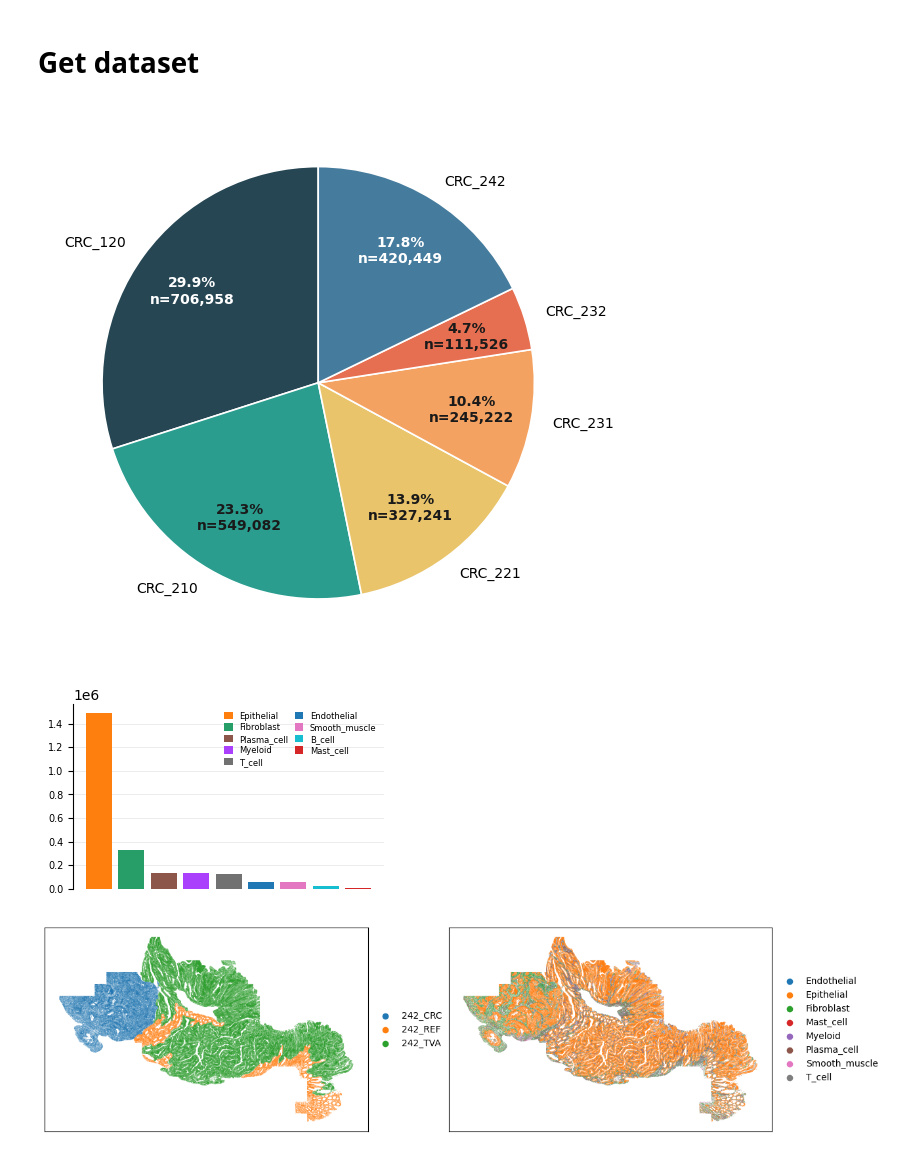
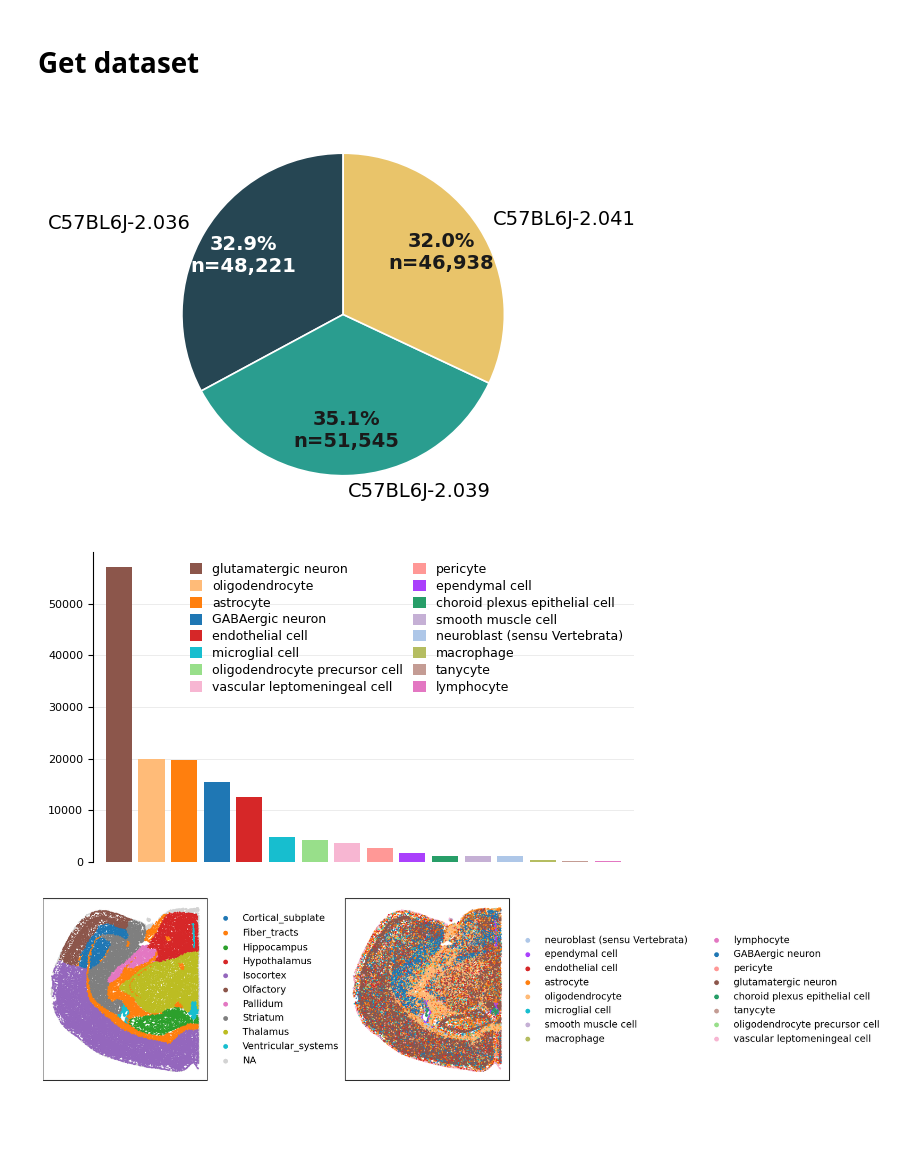
Before and after one commit to PMBio/cellina-reproducibility, a Jupyter notebook: notebooks/datasets.ipynb, the cells around one changed output. Drawn from its saved outputs; the diff is of its cells as text; code cells hidden in the pictures; blank space fills up the shorter version.

Commit message:
Update datasets

```diff
--- a/notebooks/datasets.ipynb
+++ b/notebooks/datasets.ipynb
@@ -26,4 +34,11 @@ adata = sc.read_h5ad('/data2/a330d/datasets/crc/processed/crc_cosmx_wt.h5ad')
 # %%
-labels_key = 'coarse_type'
-domains_key = 'typ'
-batch_key = 'sid'
+adata = sc.read_h5ad('/data/a330d/datasets/MERFISH_mouse_brain/WB_MERFISH_animal2_coronal.h5ad')
+
+labels_key = 'cell_type'
+domains_key = 'major_brain_region'
+batch_key = 'brain_section_label'
+
+keep_slides = ['C57BL6J-2.036', 'C57BL6J-2.039', 'C57BL6J-2.041']
+adata = adata[adata.obs[batch_key].isin(keep_slides)].copy()
+
+dataset_name = 'merfish'
@@ -32,38 +45,38 @@ adata = adata[adata.obs[batch_key]!=110].copy()
 # %%
-counts = adata.obs['sid'].value_counts().sort_index()
+counts = adata.obs[batch_key].value_counts().sort_index()
 total  = counts.sum()
-labels = [f'CRC_{i}' for i in counts.index.tolist()]
+labels = [f'{dataset_name.upper()}_{i}' if dataset_name=='crc' else i for i in counts.index.tolist()]
 sizes  = counts.values
 
 PALETTE = ['#264653','#2A9D8F','#E9C46A','#F4A261','#E76F51',
            '#457B9D','#A8DADC','#E63946']
 colors = PALETTE[:len(labels)]
 
 def autopct(pct):
     n = int(round(pct * total / 100))
     return f'{pct:.1f}%\nn={n:,}'
 
 fig, ax = plt.subplots(figsize=(6, 6))
 wedges, texts, autotexts = ax.pie(
     sizes, labels=labels, colors=colors,
     autopct=autopct, startangle=90,
     pctdistance=0.72,
     wedgeprops=dict(linewidth=1.2, edgecolor='white'),
-    textprops=dict(fontsize=10),
+    textprops=dict(fontsize=14),
 )
 for at, color in zip(autotexts, colors):
     r, g, b = tuple(int(color[i:i+2],16)/255 for i in (1,3,5))
     lum = 0.2126*r + 0.7152*g + 0.0722*b
     at.set_color('white' if lum < 0.45 else '#1a1a1a')
     at.set_fontweight('bold')
 
 patches = [mpatches.Patch(color=c, label=f'{l}  (n={v:,})')
            for c, l, v in zip(colors, labels, sizes)]
 #ax.legend(handles=patches, loc='lower center',
 #          bbox_to_anchor=(0.5,-0.12), ncol=3,
 #          frameon=False, fontsize=9)
 #ax.set_title('Cell counts per slide', fontsize=13, pad=14, fontweight='bold')
 plt.tight_layout()
-plt.savefig('../figures/crc_piechart.svg', bbox_inches='tight')
+plt.savefig(f'../figures/{dataset_name}_piechart.svg', bbox_inches='tight')
 # %% [output]
-[figure, old version]
+[figure, new version]
@@ -70,9 +88,13 @@ plt.savefig('../figures/crc_piechart.svg', bbox_inches='tight')
 # %%
 sorted_celltypes = sorted(adata.obs[labels_key].unique())
-sorted_celltypes = sorted_celltypes[1:]
-sorted_celltypes.append('B_cell')
+
+if dataset_name == 'crc':
+    sorted_celltypes = sorted_celltypes[1:]
+    sorted_celltypes.append('B_cell')
 color_dict = dict(zip(sorted_celltypes, sc.pl.palettes.default_20[:len(sorted_celltypes)]))
-color_dict['T_cell'] = "#727171"
+
+if dataset_name == 'crc':
+    color_dict['T_cell'] = "#727171"
 
 counts = adata.obs[labels_key].value_counts().sort_values(ascending=False)
 colors = [color_dict[ct] for ct in counts.index]
@@ -82,7 +104,7 @@ width = 0.6
 gap = 0.15
 x = np.arange(n) * (width + gap)
 
-fig, ax = plt.subplots(figsize=(3.5, 2.2))
+fig, ax = plt.subplots(figsize=(6., 3.3))
 ax.bar(x, counts.values, width=width, color=colors, linewidth=0, zorder=3)
 
 ax.set_xticks([])
@@ -94,15 +116,15 @@ ax.set_axisbelow(True)
 ax.spines['top'].set_visible(False)
 ax.spines['right'].set_visible(False)
 ax.spines['bottom'].set_visible(False)
-ax.tick_params(axis='y', labelsize=7)
+ax.tick_params(axis='y', labelsize=8)
 
 patches = [mpatches.Patch(facecolor=c, label=l, linewidth=0) for c, l in zip(colors, counts.index)]
-ax.legend(handles=patches, frameon=False, fontsize=6, ncol=2,
+ax.legend(handles=patches, frameon=False, fontsize=9, ncol=2,
           loc='upper right', handlelength=1, handleheight=1,
           columnspacing=0.8, labelspacing=0.3)
 
 plt.tight_layout(pad=0.5)
-plt.savefig('../figures/crc_celltypes.svg', bbox_inches='tight')
+plt.savefig(f'../figures/{dataset_name}_celltypes.svg', bbox_inches='tight')
 plt.show()
 # %% [output]
-[figure, old version]
+[figure, new version]
@@ -112,13 +139,13 @@ adata_2 = adata[adata.obs[batch_key]==232]
 # %%
-axs = sc.pl.spatial(adata_1, color=[domains_key, labels_key], spot_size=100, show=False)
+axs = sc.pl.spatial(adata_1, color=[domains_key, labels_key], spot_size=50, show=False, legend_fontsize=14)
 for ax in axs:
     ax.set_xlabel("")
     ax.set_ylabel("")
     ax.set_title("")
-plt.savefig('../figures/crc_slide_242.png', dpi=300, bbox_inches='tight')
+plt.savefig(f'../figures/{dataset_name}_slide_1.png', dpi=300, bbox_inches='tight')
 plt.show()
 # %% [output]
-[figure, old version]
+[figure, new version]
 # %%
 sc.pp.neighbors(adata_1)
 sc.tl.umap(adata_1)
```
Also changed, not shown: parts of 8 cells of this notebook.
